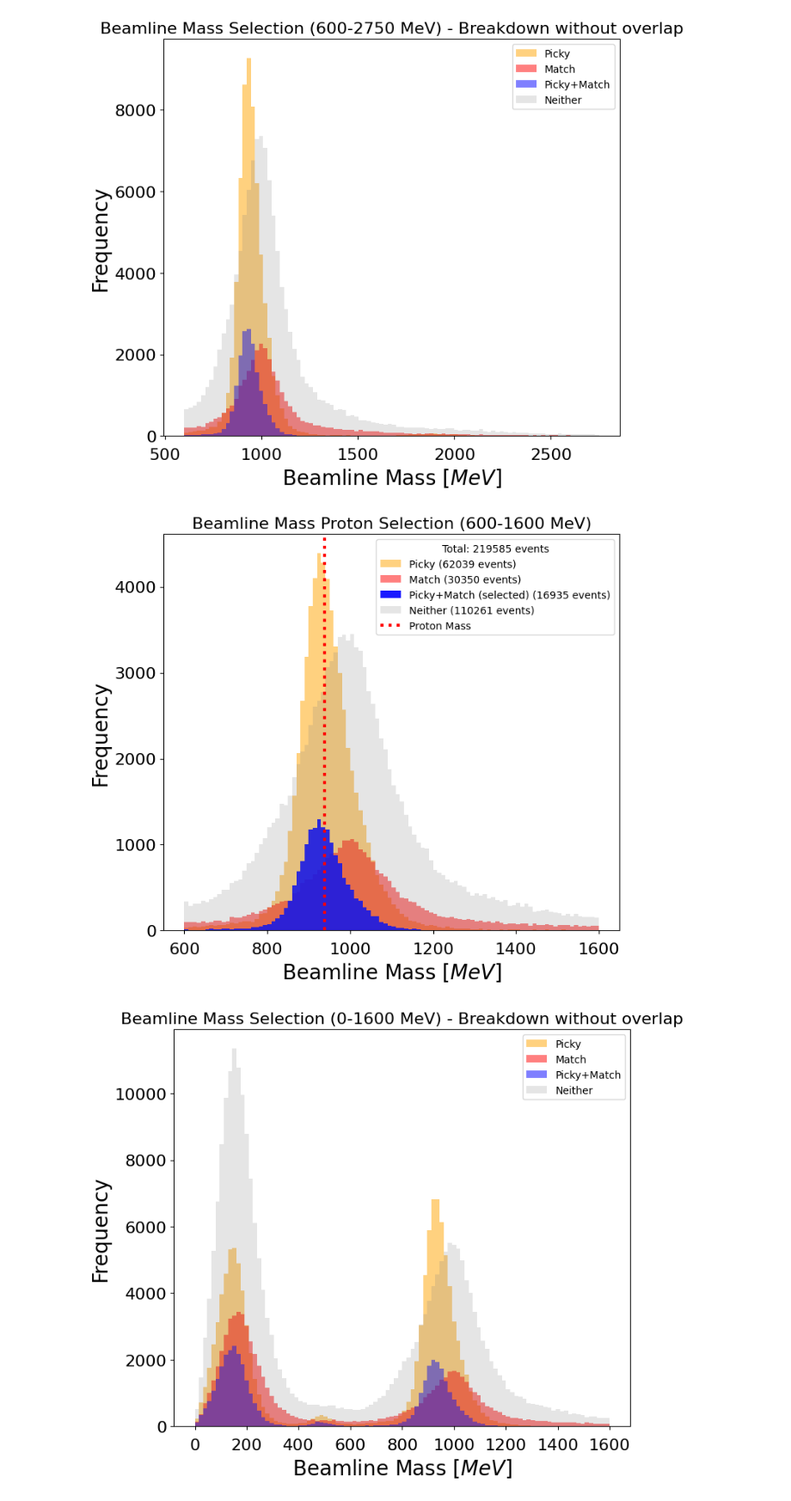
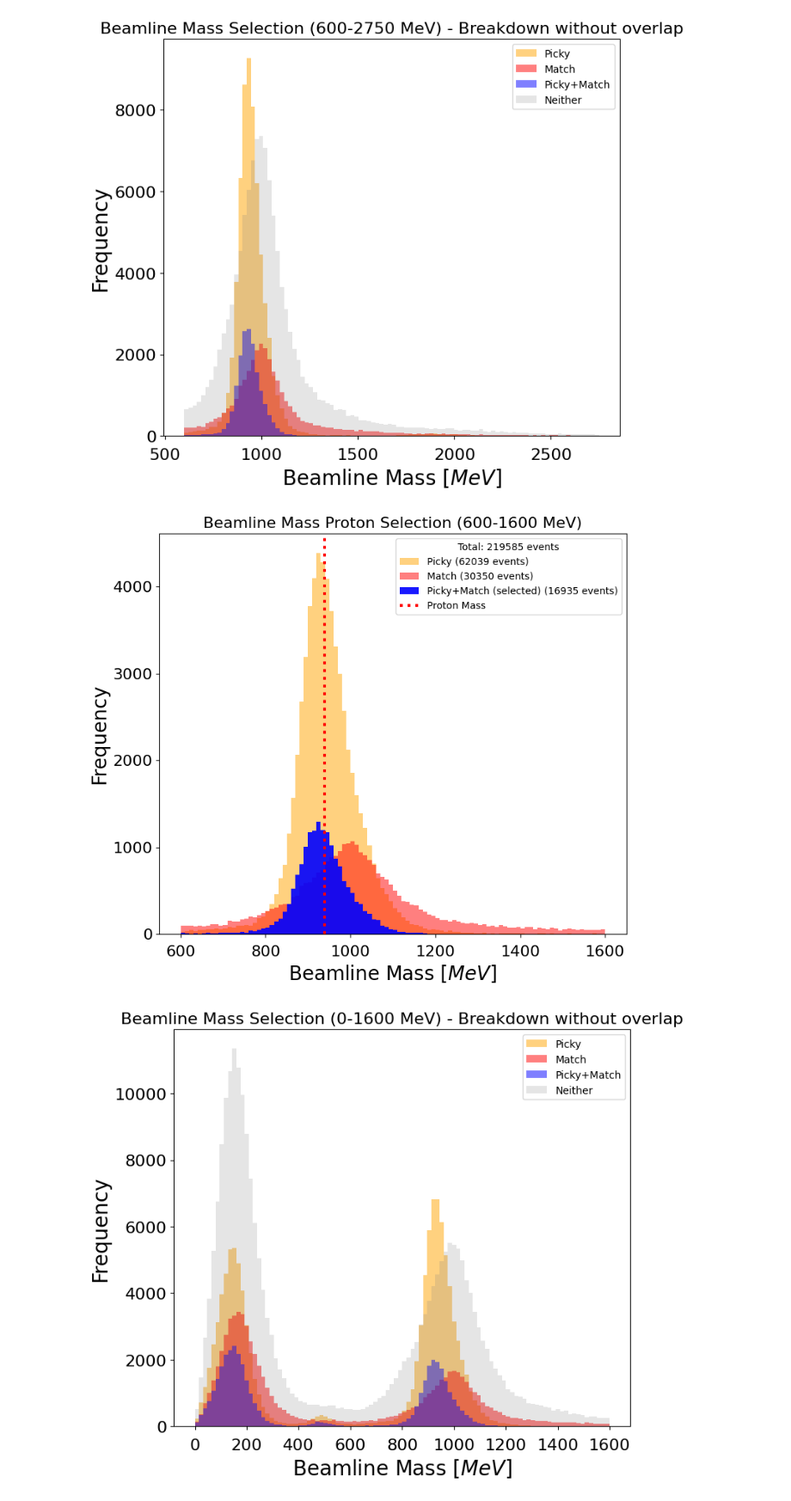
Before and after one commit to mohummudh/proton-deuteron, a Jupyter notebook: notebooks/cuts/masscut.ipynb, the cells around one changed output. Shown at 86% size. Drawn from its saved outputs; the diff is of its cells as text; code cells hidden in the pictures.

```diff
--- a/notebooks/cuts/masscut.ipynb
+++ b/notebooks/cuts/masscut.ipynb
@@ -467,42 +469,44 @@ plt.hist(
 
 plt.hist(
     pm_filtered,  # Data to plot
     bins=100,  # Number of bins
     color='blue',  # Bar color
     range=(600, 1600),  # Adjusted range to fit the filtered values
     alpha=0.9,  # Transparency of the bars
     label=f'Picky+Match (selected) ({pm_count} events)'  # Label for the data
 )
 
-plt.hist(
-    rest_filtered,  # Data to plot
-    bins=100,  # Number of bins
-    color='grey',  # Bar color
-    range=(600, 1600),  # Adjusted range to fit the filtered values
-    alpha=0.2,  # Transparency of the bars
-    label=f'Neither ({rest_count} events)'  # Label for the data
-)
+# plt.hist(
+#     rest_filtered,  # Data to plot
+#     bins=100,  # Number of bins
+#     color='grey',  # Bar color
+#     range=(600, 1600),  # Adjusted range to fit the filtered values
+#     alpha=0.2,  # Transparency of the bars
+#     label=f'Neither ({rest_count} events)'  # Label for the data
+# )
 
 plt.axvline(938.27, label='Proton Mass', c='red', linestyle=':', linewidth=3)
 
 # Customize tick parameters for better visualization
 plt.tick_params(axis='x', labelsize=16, pad=8)
 plt.tick_params(axis='y', labelsize=16)
 
 # Label axes
 plt.xlabel('Beamline Mass [$MeV$]', fontsize=20)
 plt.ylabel('Frequency', fontsize=20)  # Added y-axis label for clarity
 
 # Add a title
 plt.title('Beamline Mass Proton Selection (600-1600 MeV)', fontsize=16)
 
 # Add a legend with total events
 plt.legend(title=f'Total: {total_count} events')
 
 # Show the plot
+plt.tight_layout()
+plt.savefig('protmass.png', dpi=1000)
 plt.show()
 # %% [output]
-[figure, old version]
+[figure, new version]
 # %%
 plt.figure(figsize=(8, 7))  # Create a figure with specified size
 
```
Also changed, not shown: parts of 1 cell of this notebook, 17 other files.
